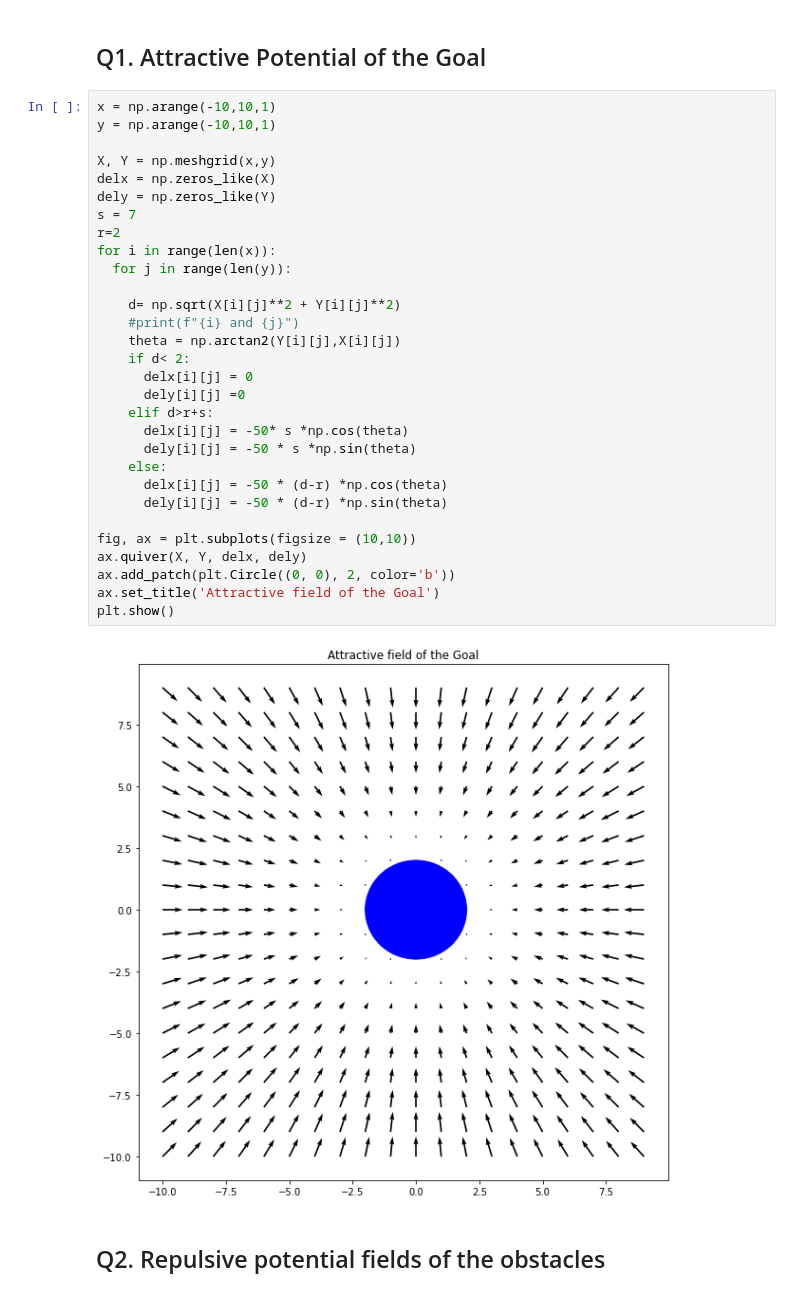
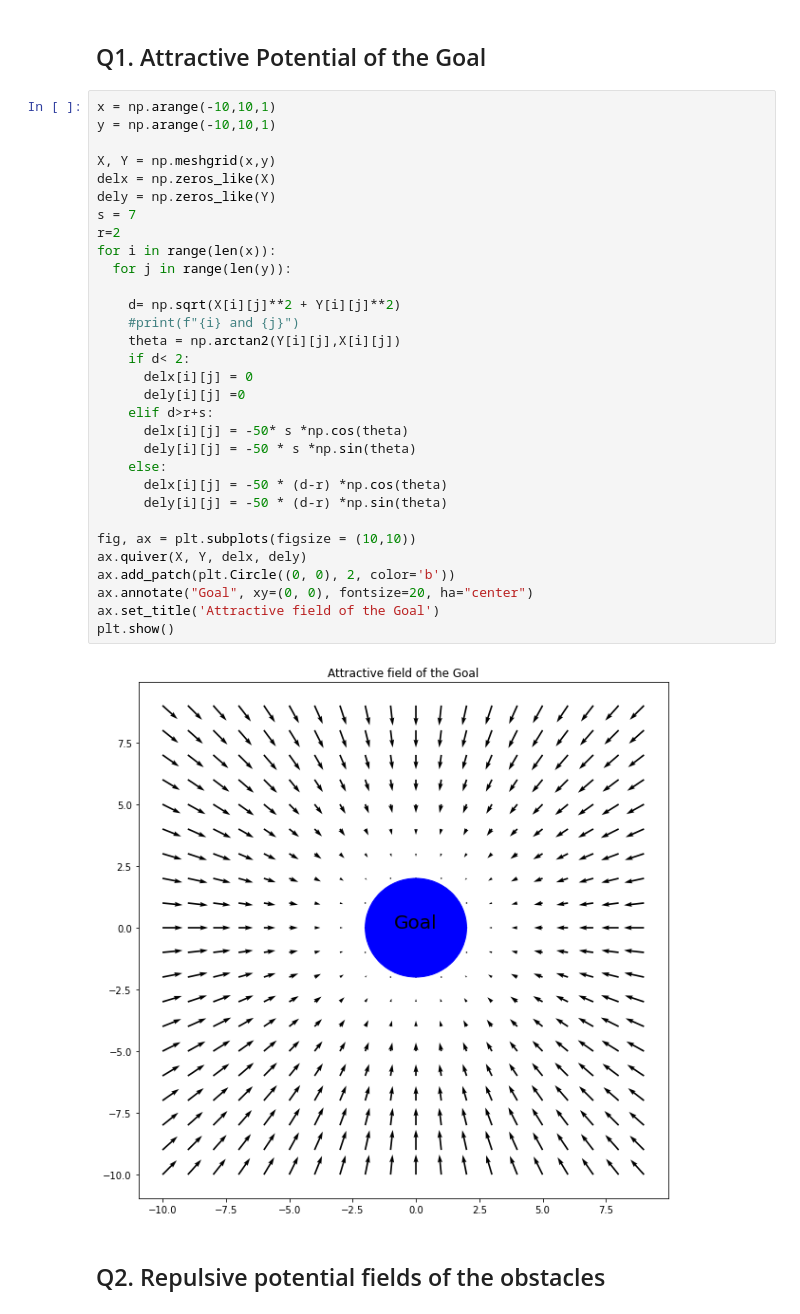
Before and after one commit to AslanDevbrat/Robotics, a Jupyter notebook: Robo_assign1.ipynb, the cells around one changed output. Drawn from its saved outputs; the diff is of its cells as text.

```diff
--- a/Robo_assign1.ipynb
+++ b/Robo_assign1.ipynb
@@ -12,34 +12,35 @@ import matplotlib.pyplot as plt
 x = np.arange(-10,10,1)
 y = np.arange(-10,10,1)
 
 X, Y = np.meshgrid(x,y)
 delx = np.zeros_like(X)
 dely = np.zeros_like(Y)
 s = 7
 r=2
 for i in range(len(x)):
   for j in range(len(y)):
 
     d= np.sqrt(X[i][j]**2 + Y[i][j]**2)
     #print(f"{i} and {j}")
     theta = np.arctan2(Y[i][j],X[i][j])
     if d< 2:
       delx[i][j] = 0
       dely[i][j] =0
     elif d>r+s:
       delx[i][j] = -50* s *np.cos(theta)
       dely[i][j] = -50 * s *np.sin(theta)
     else:
       delx[i][j] = -50 * (d-r) *np.cos(theta)
       dely[i][j] = -50 * (d-r) *np.sin(theta)
 
 fig, ax = plt.subplots(figsize = (10,10))
 ax.quiver(X, Y, delx, dely)
 ax.add_patch(plt.Circle((0, 0), 2, color='b'))
+ax.annotate("Goal", xy=(0, 0), fontsize=20, ha="center")
 ax.set_title('Attractive field of the Goal')
 plt.show()
 # %% [output]
-[figure, old version]
+[figure, new version]
 # %% [markdown]
 ## Q2. Repulsive potential fields of the obstacles
 # %%
```
Also changed, not shown: parts of 11 cells of this notebook.
